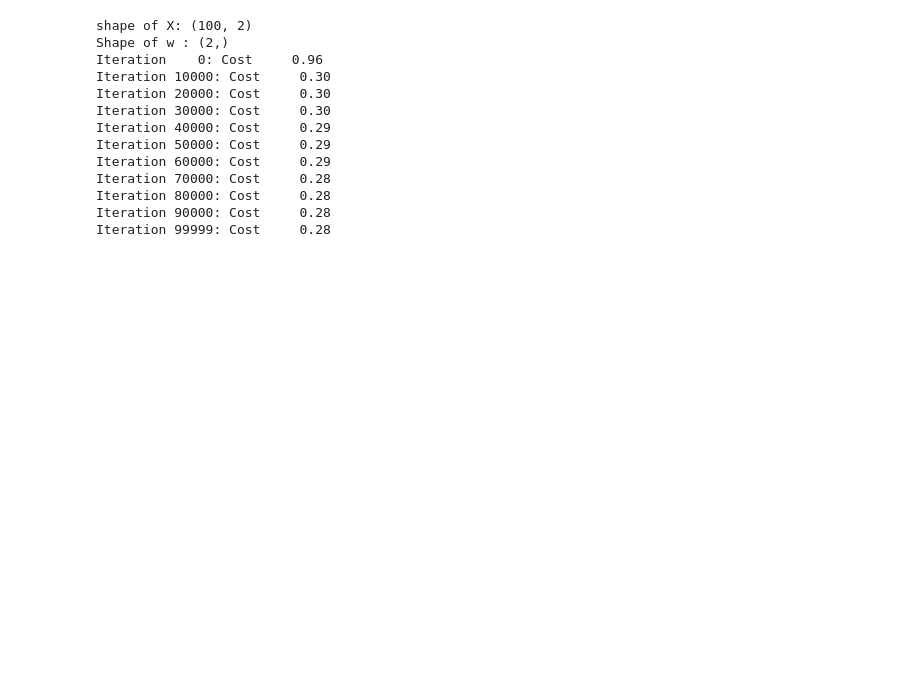
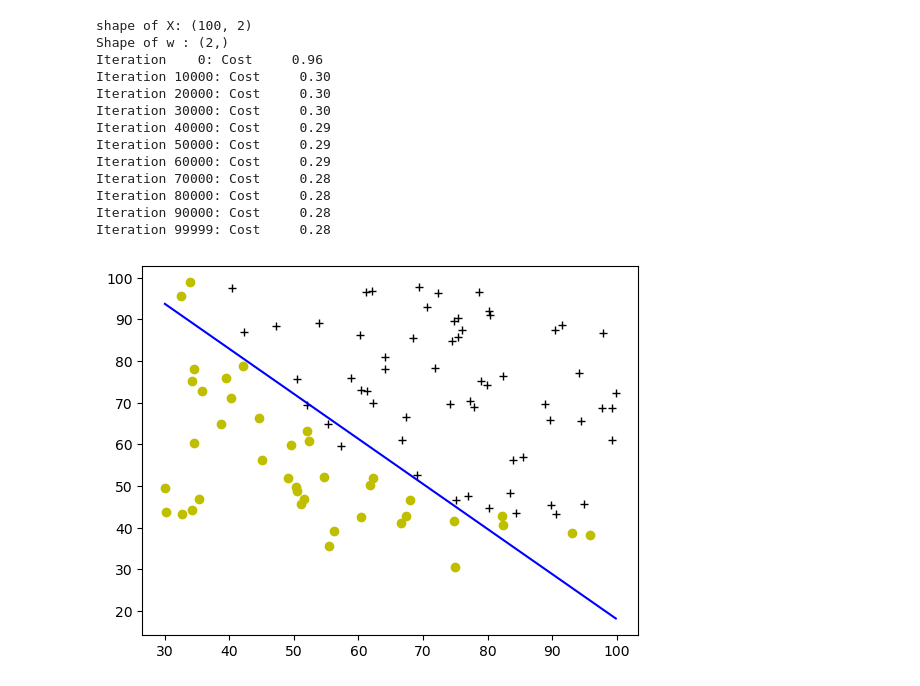
Before and after one commit to amansingh202/python_learning, a Jupyter notebook: week3_lab10_logistic_regression.ipynb, the cells around one changed output. Drawn from its saved outputs; the diff is of its cells as text; code cells hidden in the pictures; blank space fills up the shorter version.

Commit message:
decision boundary plot

```diff
--- a/week3_lab10_logistic_regression.ipynb
+++ b/week3_lab10_logistic_regression.ipynb
@@ -229,3 +229,8 @@ Iteration 70000: Cost     0.28
 Iteration 80000: Cost     0.28
 Iteration 90000: Cost     0.28
 Iteration 99999: Cost     0.28
+# %%
+#plot the decision boundary
+plot_decision_boundary(w, b, X_train, y_train)
+# %% [output]
+[figure, added]
```
